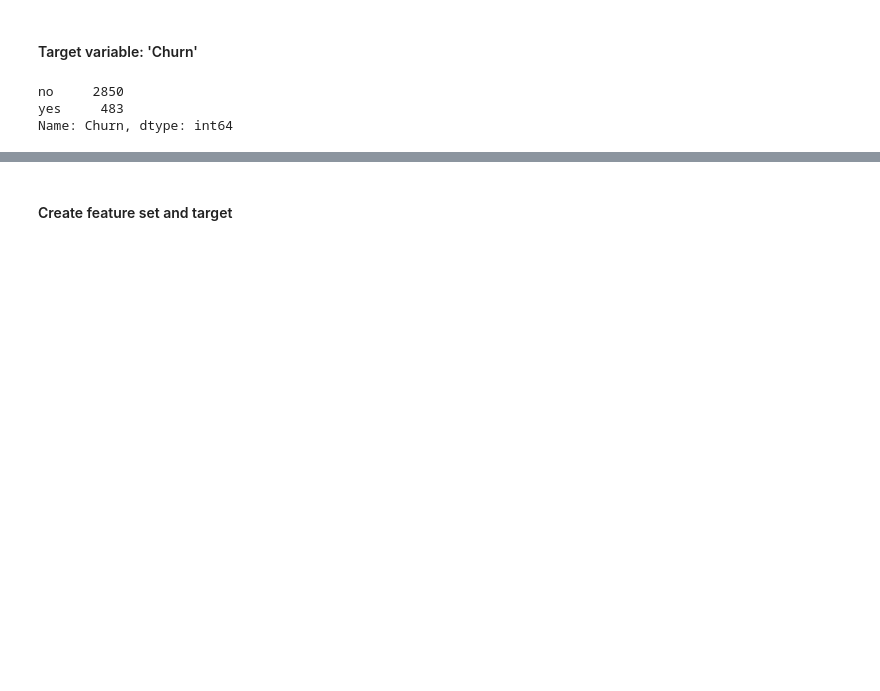
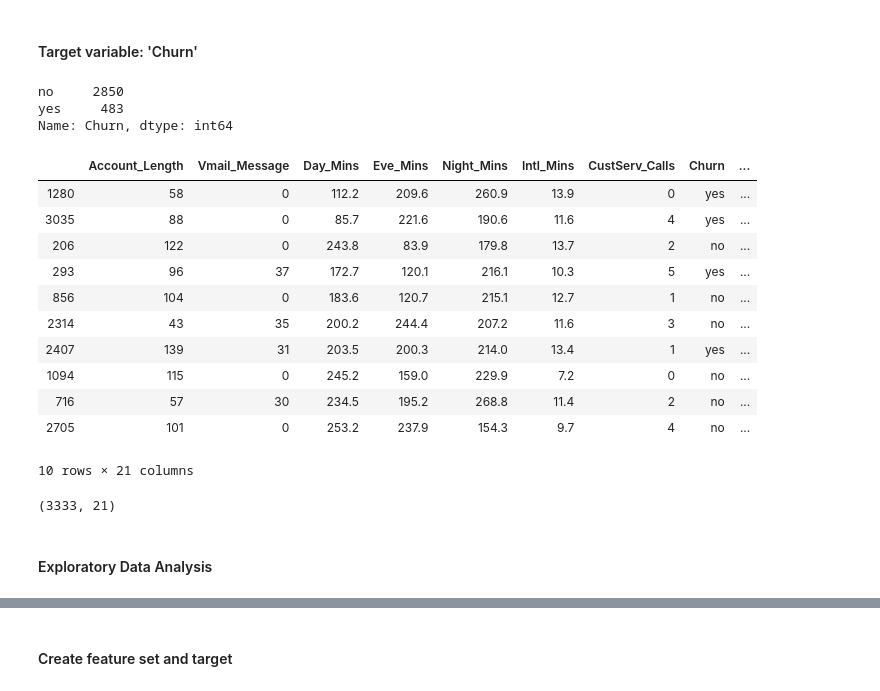
Before and after one commit to nabilatajrin/churn-data-analysis, a Jupyter notebook: churn_data_analysis.ipynb, the cells around one changed output, grey strips where cells are left out. Cells and saved outputs as stored; diff of their text form; code cells hidden in the pictures; blank space fills up the shorter version.

```diff
--- a/churn_data_analysis.ipynb
+++ b/churn_data_analysis.ipynb
@@ -147,3 +141,26 @@ print(df['Churn'].value_counts())
 no     2850
 yes     483
 Name: Churn, dtype: int64
+# %%
+df = pd.read_csv("Churn.csv", na_values="?")
+df = df.dropna()
+#df.columns = ["sepal length", "sepal width", "petal length", "petal width", "class"]
+
+display(df.sample(10))
+print(df.shape)
+# %% [output]
+|  | Account_Length | Vmail_Message | Day_Mins | Eve_Mins | Night_Mins | Intl_Mins | CustServ_Calls | Churn | ... |
+| 1280 | 58 | 0 | 112.2 | 209.6 | 260.9 | 13.9 | 0 | yes | ... |
+| 3035 | 88 | 0 | 85.7 | 221.6 | 190.6 | 11.6 | 4 | yes | ... |
+| 206 | 122 | 0 | 243.8 | 83.9 | 179.8 | 13.7 | 2 | no | ... |
+| 293 | 96 | 37 | 172.7 | 120.1 | 216.1 | 10.3 | 5 | yes | ... |
+| 856 | 104 | 0 | 183.6 | 120.7 | 215.1 | 12.7 | 1 | no | ... |
+| 2314 | 43 | 35 | 200.2 | 244.4 | 207.2 | 11.6 | 3 | no | ... |
+| 2407 | 139 | 31 | 203.5 | 200.3 | 214.0 | 13.4 | 1 | yes | ... |
+| 1094 | 115 | 0 | 245.2 | 159.0 | 229.9 | 7.2 | 0 | no | ... |
+| 716 | 57 | 30 | 234.5 | 195.2 | 268.8 | 11.4 | 2 | no | ... |
+| 2705 | 101 | 0 | 253.2 | 237.9 | 154.3 | 9.7 | 4 | no | ... |
+10 rows × 21 columns
+(3333, 21)
+# %% [markdown]
+#### Exploratory Data Analysis
```
Also changed, not shown: parts of 58 cells of this notebook.
